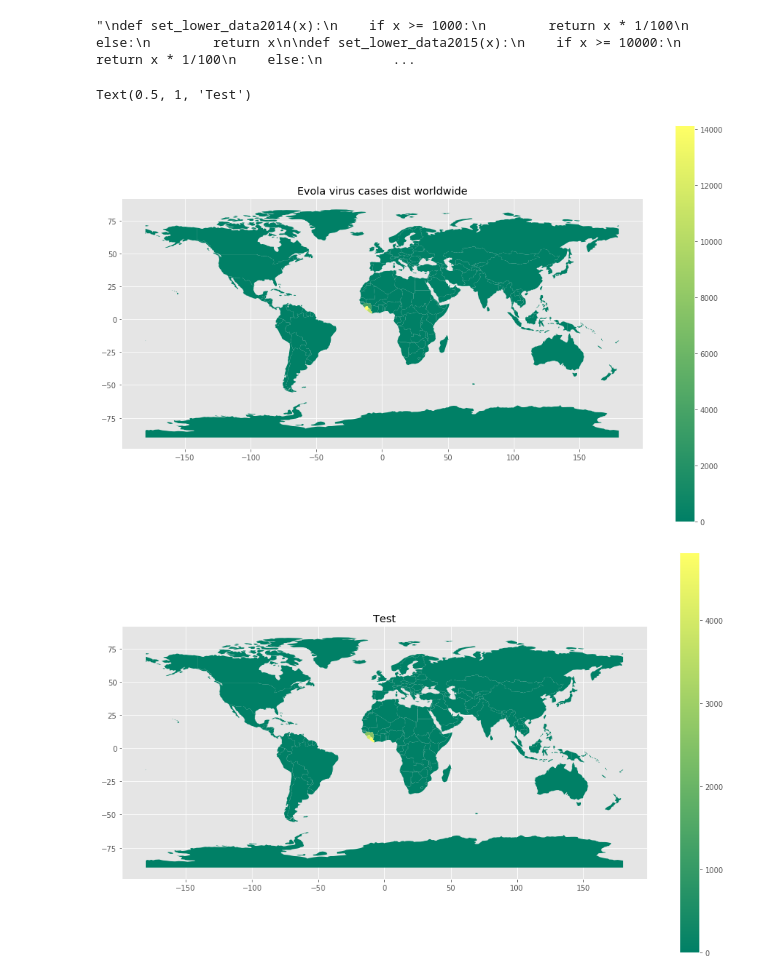
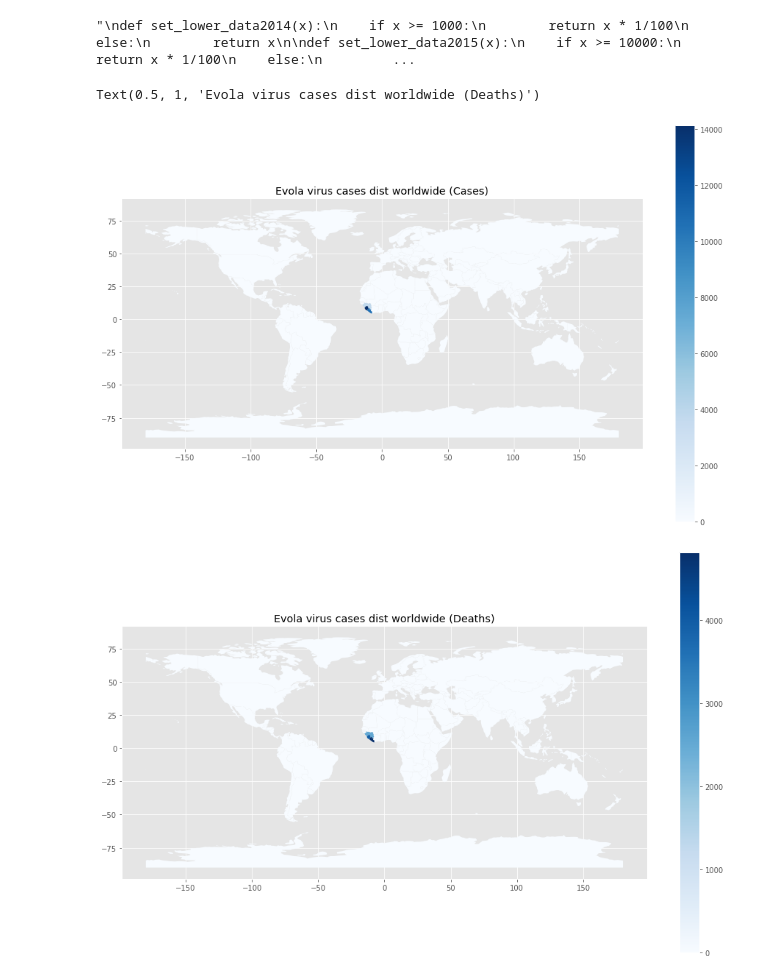
Before and after one commit to luckycontrol/BigData-Final-Project, a Jupyter notebook: ebola_an.ipynb, the cells around one changed output. Cells and saved outputs as stored; diff of their text form; code cells hidden in the pictures.

```diff
--- a/ebola_an.ipynb
+++ b/ebola_an.ipynb
@@ -221,12 +230,12 @@ countries2014 = set_countries(e2014)
 countries2015 = set_countries(e2015)
 countries2016 = set_countries(e2016)
 # %%
-countries2014.plot(column='Cases', figsize=(16, 10), cmap='summer', legend=True)
-plt.title('Evola virus cases dist worldwide')
-countries2014.plot(column='Deaths', figsize=(16, 10), cmap='summer', legend=True)
-plt.title('Test')
+countries2014.plot(column='Cases', figsize=(16, 10), cmap='Blues', legend=True)
+plt.title('Evola virus cases dist worldwide (Cases)')
+countries2014.plot(column='Deaths', figsize=(16, 10), cmap='Blues', legend=True)
+plt.title('Evola virus cases dist worldwide (Deaths)')
 # %% [output]
-Text(0.5, 1, 'Test')
+Text(0.5, 1, 'Evola virus cases dist worldwide (Deaths)')
-[figure, old version]
+[figure, new version]
-[figure, old version]
+[figure, new version]
 # %%
```
Also changed, not shown: parts of 6 cells of this notebook, 1 other file.
